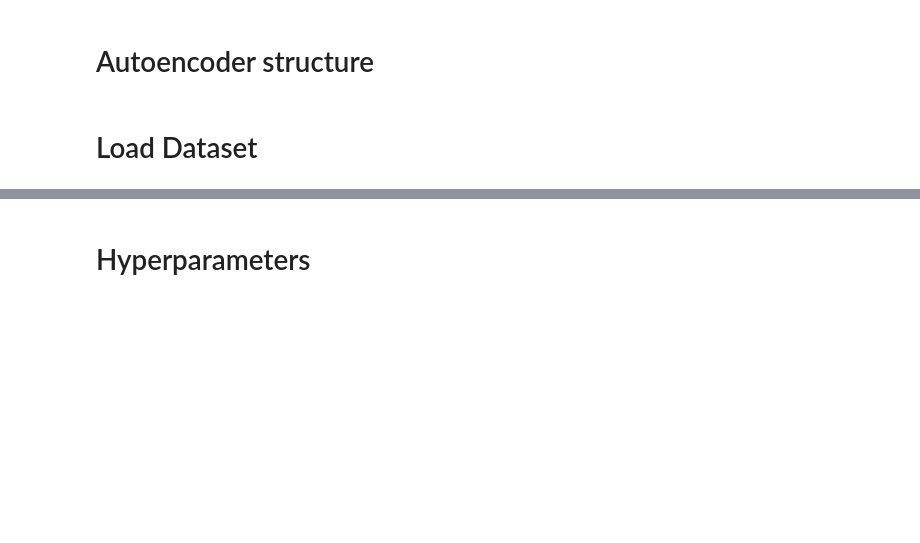
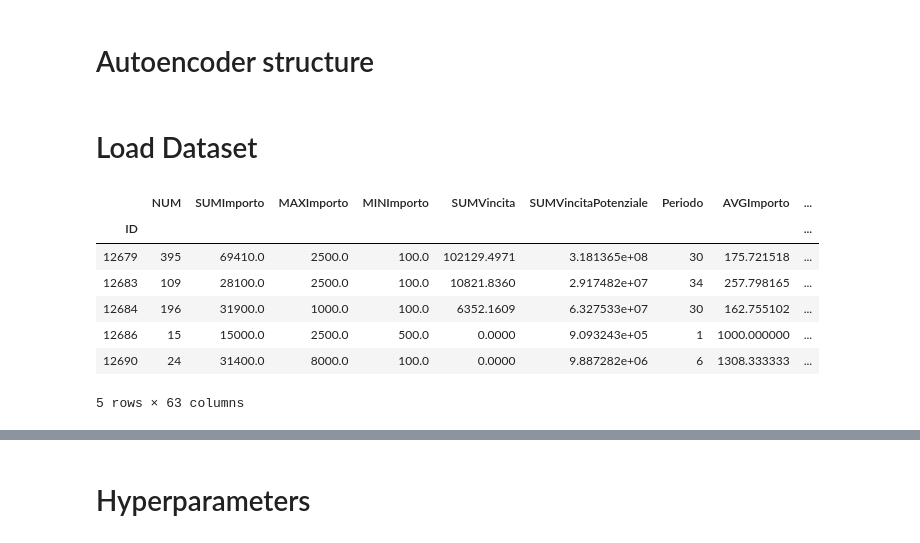
Before and after one commit to Alex-D15/ClusteringNN, a Jupyter notebook: ClusteringNN.ipynb, the cells around one changed output, grey strips where cells are left out. Saved outputs shown, nothing was run; the diff lists cells and outputs as text; code cells hidden in the pictures; blank space fills up the shorter version.

```diff
--- a/ClusteringNN.ipynb
+++ b/ClusteringNN.ipynb
@@ -61,0 +92,14 @@ x = read_csv("")
+# %%
+x_raw = pd.read_csv("DataExport.csv")
+x_raw.columns=cols
+x_raw.set_index("ID", inplace=True)
+x_raw.sort_values(by="ID").head()
+# %% [output]
+|  | NUM | SUMImporto | MAXImporto | MINImporto | SUMVincita | SUMVincitaPotenziale | Periodo | AVGImporto | ... |
+| ID |  |  |  |  |  |  |  |  | ... |
+| 12679 | 395 | 69410.0 | 2500.0 | 100.0 | 102129.4971 | 3.181365e+08 | 30 | 175.721518 | ... |
+| 12683 | 109 | 28100.0 | 2500.0 | 100.0 | 10821.8360 | 2.917482e+07 | 34 | 257.798165 | ... |
+| 12684 | 196 | 31900.0 | 1000.0 | 100.0 | 6352.1609 | 6.327533e+07 | 30 | 162.755102 | ... |
+| 12686 | 15 | 15000.0 | 2500.0 | 500.0 | 0.0000 | 9.093243e+05 | 1 | 1000.000000 | ... |
+| 12690 | 24 | 31400.0 | 8000.0 | 100.0 | 0.0000 | 9.887282e+06 | 6 | 1308.333333 | ... |
+5 rows × 63 columns
```
Also changed, not shown: parts of 45 cells of this notebook, 4 other files.
